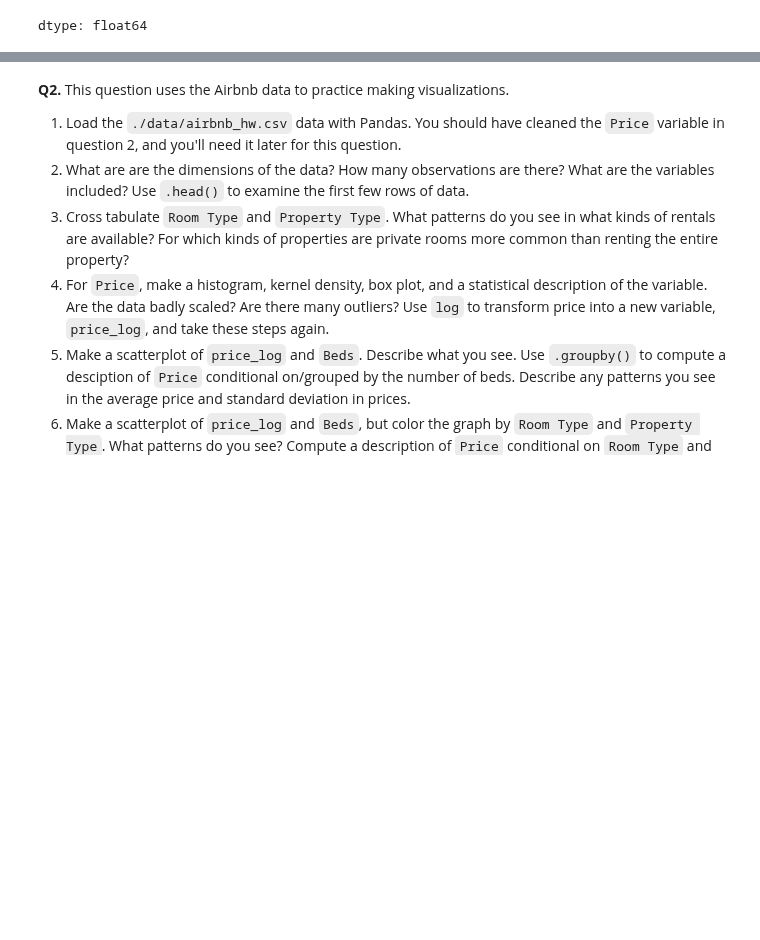
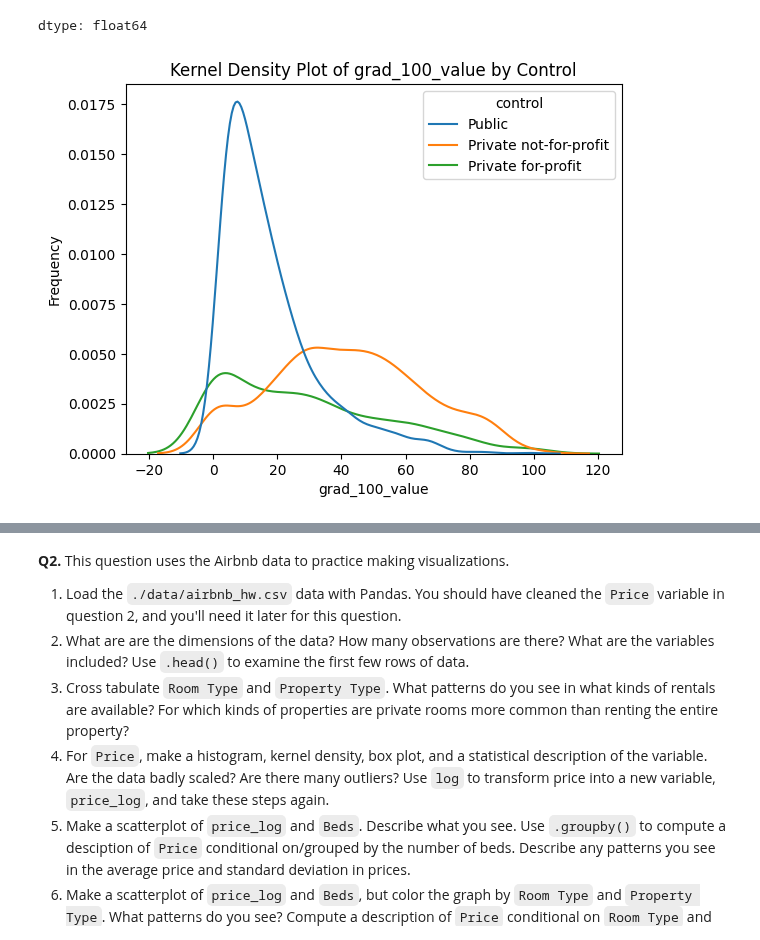
Before and after one commit to natalieassaad/visualization, a Jupyter notebook: assignment/assignment.ipynb, the cells around one changed output, grey strips where cells are left out. Saved outputs shown, nothing was run; the diff lists cells and outputs as text; code cells hidden in the pictures; blank space fills up the shorter version.

```diff
--- a/assignment/assignment.ipynb
+++ b/assignment/assignment.ipynb
@@ -94,5 +96,14 @@ df['grad_100_value'].describe()
 dtype: float64
 # %%
 # 5. For grad_100_value, create a grouped kernel density plot by control and by level. Describe what you see.
-# Use groupby and .describe to make grouped calculations of statistical descriptions of grad_100_value by level and control.
-# Which institutions appear to have the best graduation rates?
+sns.kdeplot(data=df, x='grad_100_value', hue='control')
+plt.xlabel('grad_100_value')
+plt.ylabel('Frequency')
+plt.title('Kernel Density Plot of grad_100_value by Control')
+plt.show()
+
+
+# ANALYSIS: Public institutions have the lowest grad_100_value, signified by the high peak lower on the graph (around 15%). Private not-for-profits,
+# however, have a higher rate with a more regularly distributed curve averaging aroud 40%.
+# %% [output]
+[figure, added]
```
Also changed, not shown: parts of 5 cells of this notebook.
